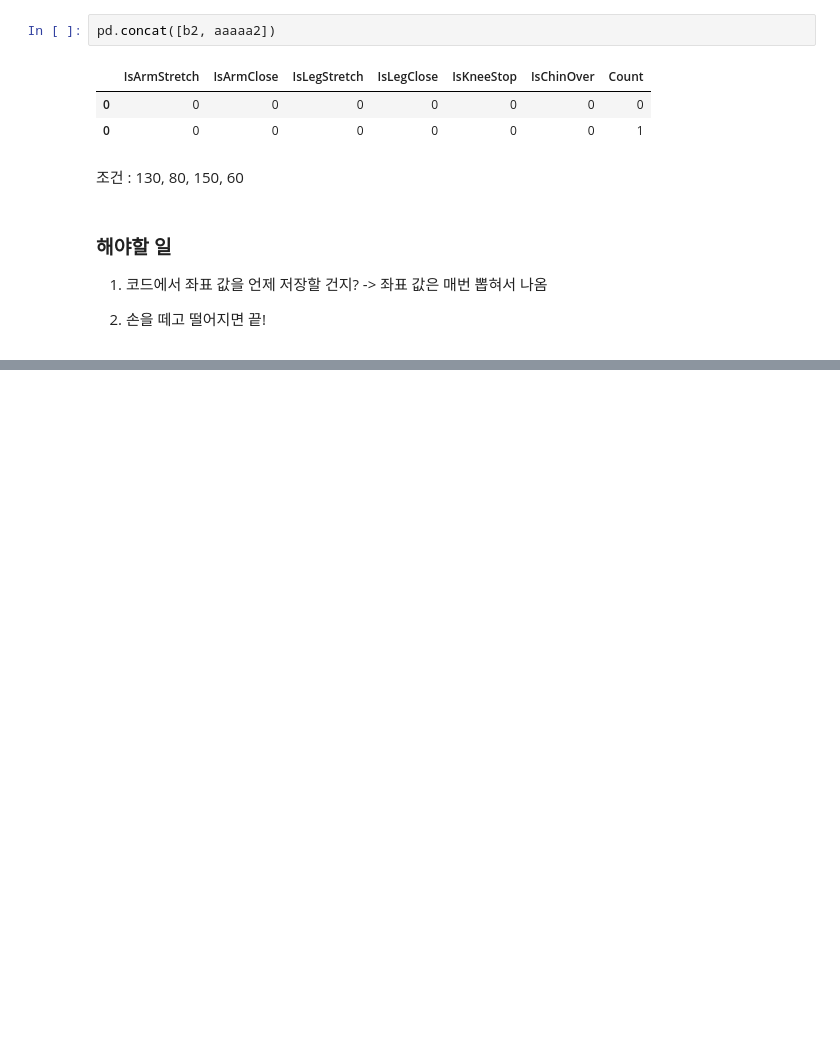
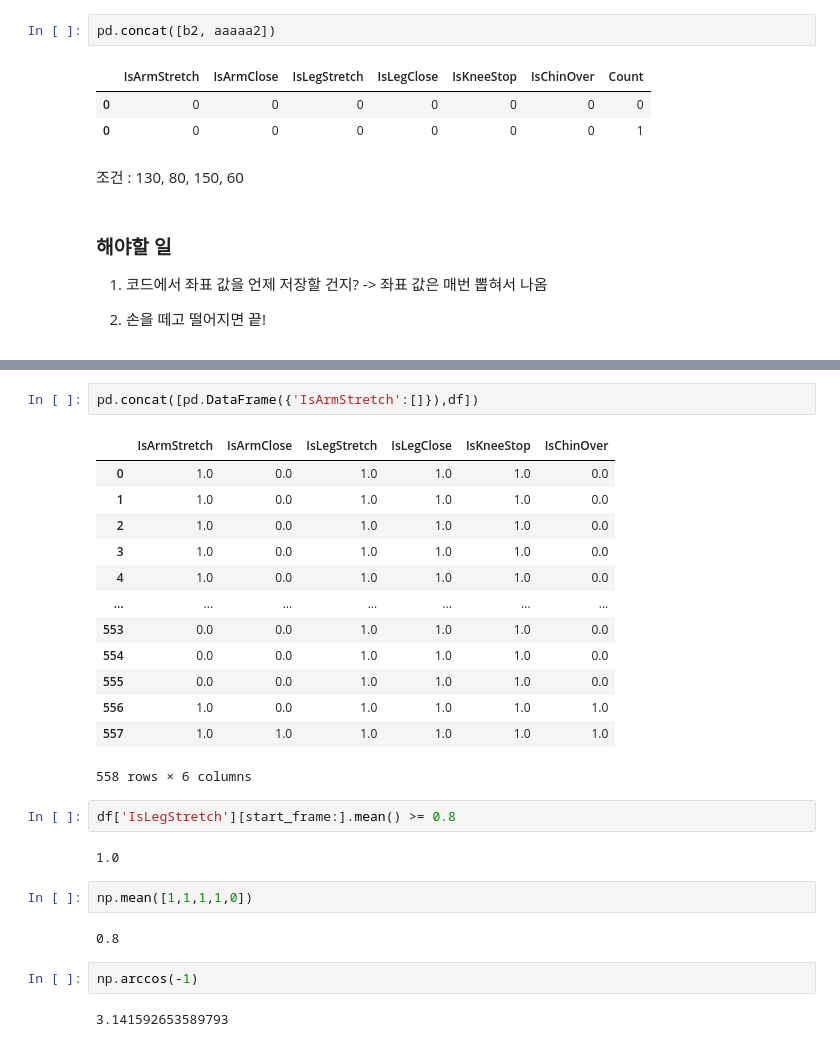
Before and after one commit to dongle94/pose-estimator, a Jupyter notebook: 턱걸이알고리즘.ipynb, the cells around one changed output, grey strips where cells are left out. Cells and saved outputs as stored; diff of their text form; blank space fills up the shorter version.

```diff
--- a/턱걸이알고리즘.ipynb
+++ b/턱걸이알고리즘.ipynb
@@ -399,0 +521,28 @@ pd.read_csv('/home/complexion/데이터바우처/pose-estimator/result.csv')
+# %%
+pd.concat([pd.DataFrame({'IsArmStretch':[]}),df])
+# %% [output]
+|  | IsArmStretch | IsArmClose | IsLegStretch | IsLegClose | IsKneeStop | IsChinOver |
+| 0 | 1.0 | 0.0 | 1.0 | 1.0 | 1.0 | 0.0 |
+| 1 | 1.0 | 0.0 | 1.0 | 1.0 | 1.0 | 0.0 |
+| 2 | 1.0 | 0.0 | 1.0 | 1.0 | 1.0 | 0.0 |
+| 3 | 1.0 | 0.0 | 1.0 | 1.0 | 1.0 | 0.0 |
+| 4 | 1.0 | 0.0 | 1.0 | 1.0 | 1.0 | 0.0 |
+| ... | ... | ... | ... | ... | ... | ... |
+| 553 | 0.0 | 0.0 | 1.0 | 1.0 | 1.0 | 0.0 |
+| 554 | 0.0 | 0.0 | 1.0 | 1.0 | 1.0 | 0.0 |
+| 555 | 0.0 | 0.0 | 1.0 | 1.0 | 1.0 | 0.0 |
+| 556 | 1.0 | 0.0 | 1.0 | 1.0 | 1.0 | 1.0 |
+| 557 | 1.0 | 1.0 | 1.0 | 1.0 | 1.0 | 1.0 |
+558 rows × 6 columns
+# %%
+df['IsLegStretch'][start_frame:].mean() >= 0.8
+# %% [output]
+1.0
+# %%
+np.mean([1,1,1,1,0])
+# %% [output]
+0.8
+# %%
+np.arccos(-1)
+# %% [output]
+3.141592653589793
```
Also changed, not shown: parts of 21 cells of this notebook, 6 other files.
